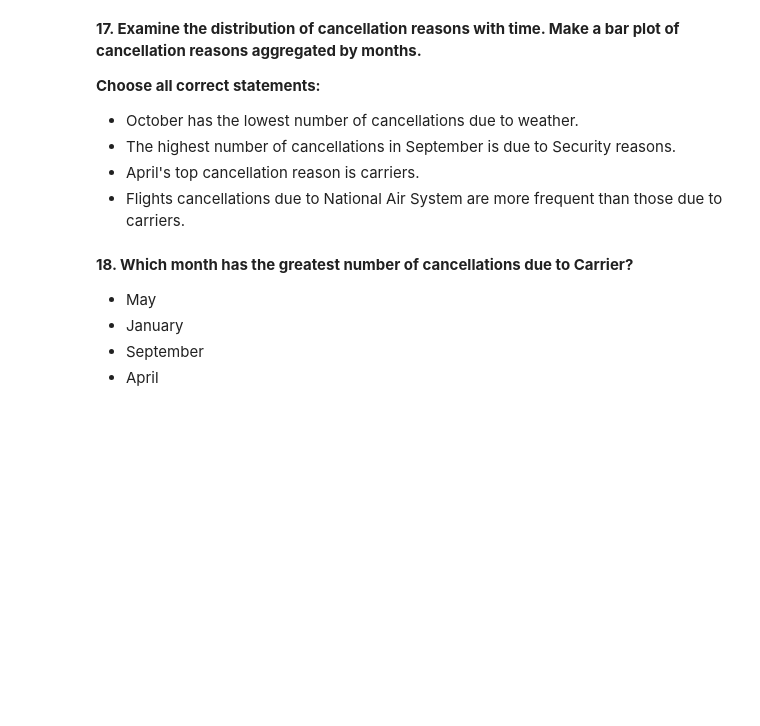
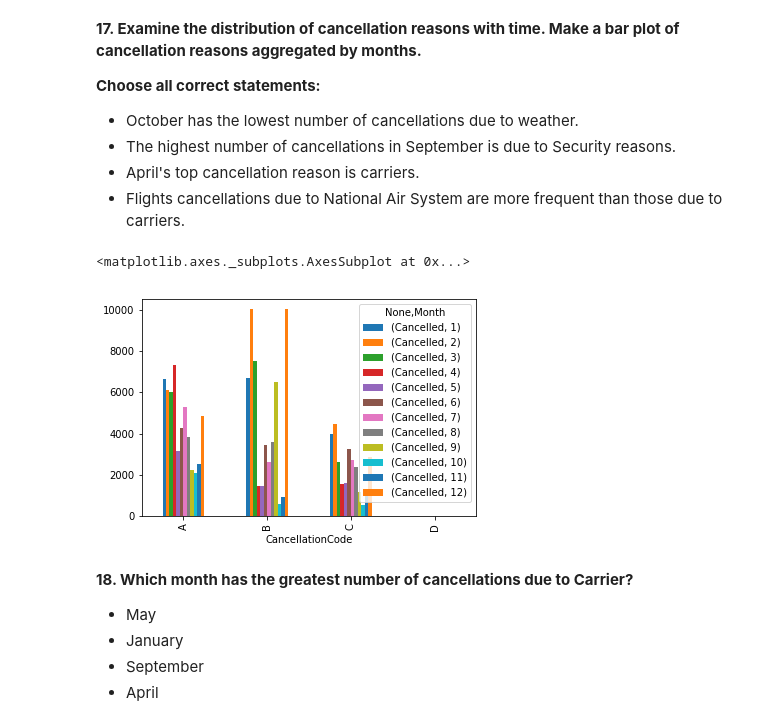
Before and after one commit to locdeqe/PyMath, a Jupyter notebook: ml_course/a1/assignment1_USA_flights_EDA.ipynb, the cells around one changed output. Saved outputs shown, nothing was run; the diff lists cells and outputs as text; code cells hidden in the pictures; blank space fills up the shorter version.

```diff
--- a/ml_course/a1/assignment1_USA_flights_EDA.ipynb
+++ b/ml_course/a1/assignment1_USA_flights_EDA.ipynb
@@ -580,3 +583,8 @@ flights_df.groupby(['DayOfWeek']).agg({'FlightNum': len}).plot()
+# %%
+flights_df.groupby(['CancellationCode', 'Month']).agg({'Cancelled': sum}).unstack().plot.bar()
+# %% [output]
+<matplotlib.axes._subplots.AxesSubplot at 0x...>
+[figure, added]
 # %% [markdown]
 **18. Which month has the greatest number of cancellations due to Carrier?**
 - May
```
Also changed, not shown: parts of 9 cells of this notebook.
